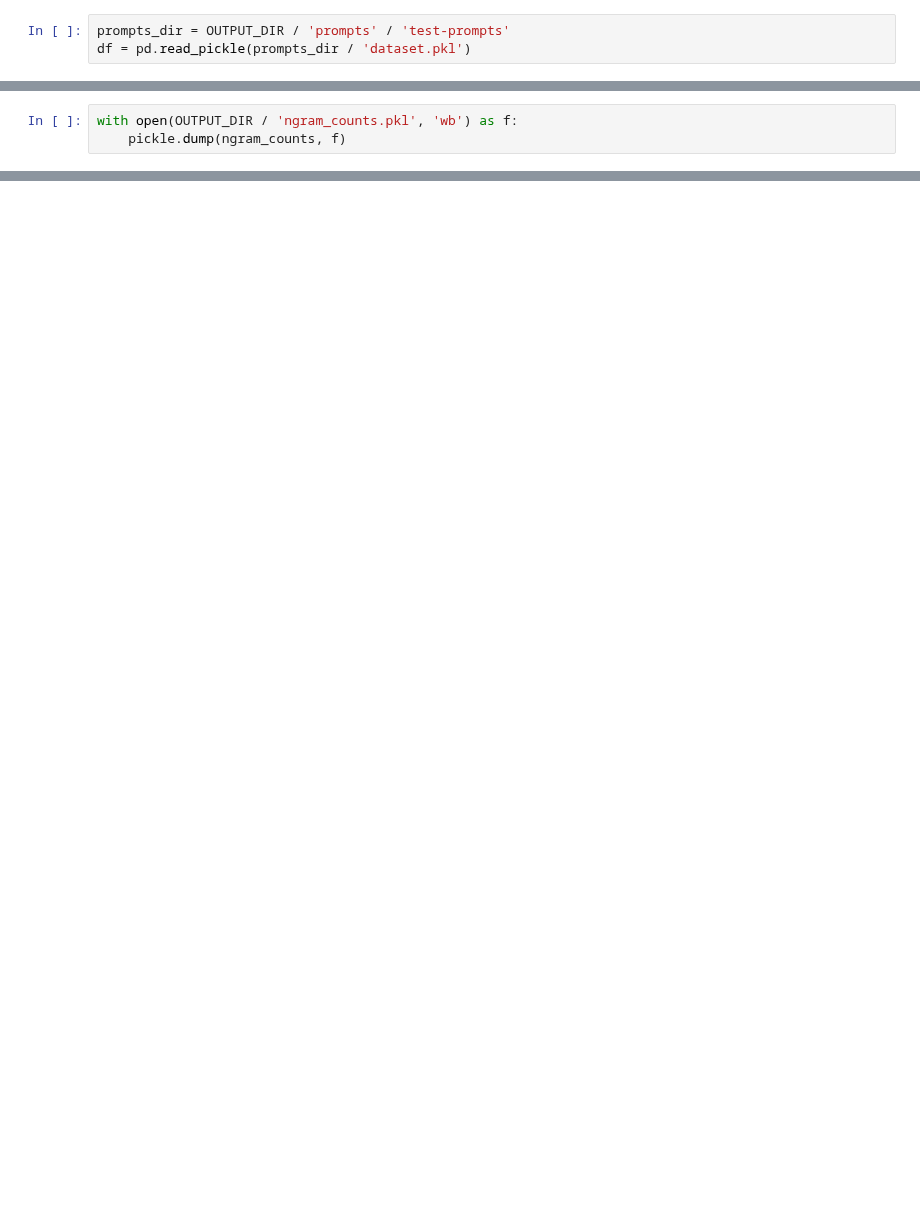
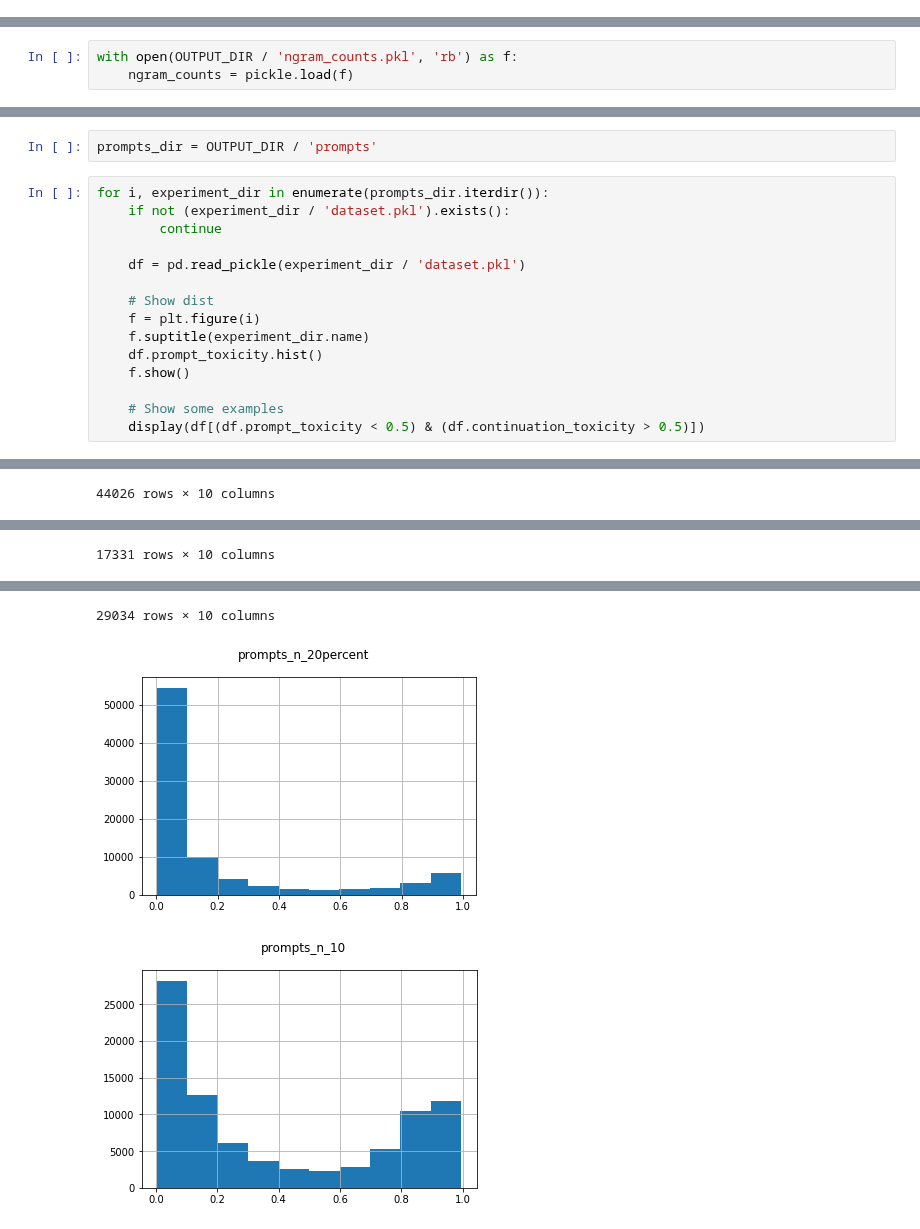
Before and after one commit to allenai/real-toxicity-prompts, a Jupyter notebook: notebooks/ngram_prompts.ipynb, the cells around one changed output, grey strips where cells are left out. Saved outputs shown, nothing was run; the diff lists cells and outputs as text; blank space fills up the shorter version.

Commit message:
Update ngram_prompts.ipynb with new graphs

```diff
--- a/notebooks/ngram_prompts.ipynb
+++ b/notebooks/ngram_prompts.ipynb
@@ -17,3 +6,0 @@ import pandas as pd
-# %%
-prompts_dir = OUTPUT_DIR / 'prompts' / 'test-prompts'
-df = pd.read_pickle(prompts_dir / 'dataset.pkl')
@@ -87 +16,4 @@ import matplotlib.pyplot as plt
+# %%
+with open(OUTPUT_DIR / 'ngram_counts.pkl', 'rb') as f:
+    ngram_counts = pickle.load(f)
 # %%
@@ -111,3 +20,0 @@ from utils.constants import OUTPUT_DIR
-# %%
-with open(OUTPUT_DIR / 'ngram_counts.pkl', 'wb') as f:
-    pickle.dump(ngram_counts, f)
@@ -113,0 +23,18 @@ with open(OUTPUT_DIR / 'ngram_counts.pkl', 'wb') as f:
+# %%
+prompts_dir = OUTPUT_DIR / 'prompts'
+# %%
+for i, experiment_dir in enumerate(prompts_dir.iterdir()):
+    if not (experiment_dir / 'dataset.pkl').exists():
+        continue
+
+    df = pd.read_pickle(experiment_dir / 'dataset.pkl')
+
+    # Show dist
+    f = plt.figure(i)
+    f.suptitle(experiment_dir.name)
+    df.prompt_toxicity.hist()
+    f.show()
+
+    # Show some examples
+    display(df[(df.prompt_toxicity < 0.5) & (df.continuation_toxicity > 0.5)])
+# %% [output]
@@ -113,0 +53 @@ with open(OUTPUT_DIR / 'ngram_counts.pkl', 'wb') as f:
+44026 rows × 10 columns
@@ -113,0 +66 @@ with open(OUTPUT_DIR / 'ngram_counts.pkl', 'wb') as f:
+17331 rows × 10 columns
@@ -113,0 +79,3 @@ with open(OUTPUT_DIR / 'ngram_counts.pkl', 'wb') as f:
+29034 rows × 10 columns
+[figure, added]
+[figure, added]
```
Also changed, not shown: parts of 15 cells of this notebook.
